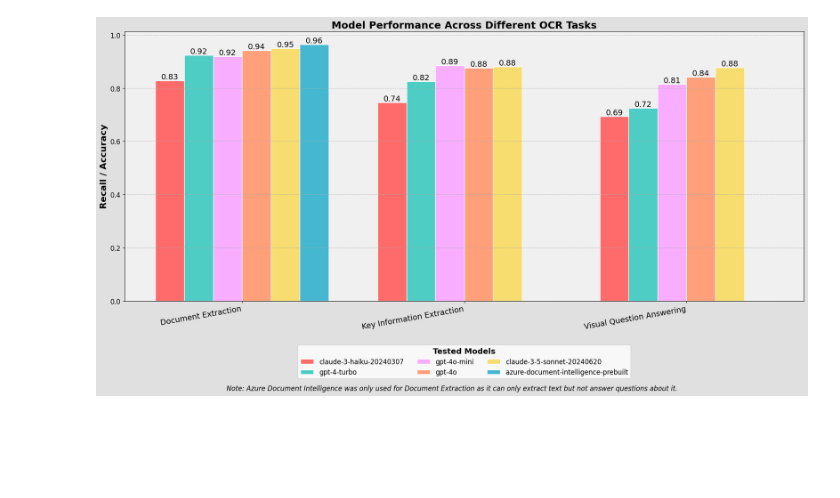
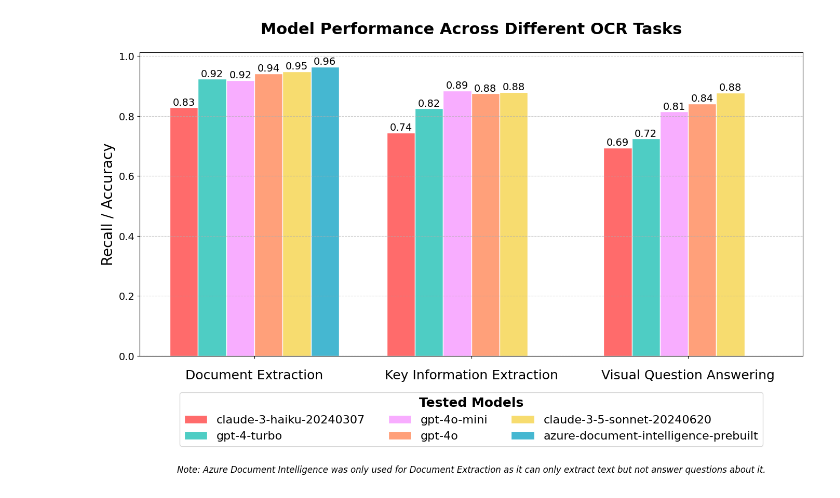
Before and after one commit to lakaschus/LLM_OCR_Benchmark, a Jupyter notebook: plot_results.ipynb, the cells around one changed output. Drawn from its saved outputs; the diff is of its cells as text; code cells hidden in the pictures; blank space fills up the shorter version.

Commit message:
improve plot readability

```diff
--- a/plot_results.ipynb
+++ b/plot_results.ipynb
@@ -41,7 +48,7 @@ for model in models:
         results["Visual Question Answering"][model] = 0
 
 # Set up the plot
-plt.figure(figsize=(18, 9))  # Increased figure height to accommodate legend
+plt.figure(figsize=(14, 9))  # Increased figure height to accommodate legend
 width = 0.13
 x = np.arange(len(tasks))
 
@@ -54,49 +61,59 @@ for i, model in enumerate(models):
     plt.bar(x + i*width, values, width, label=model, color=colors[i], edgecolor='white', linewidth=1)
 
 # Customize the plot
-# plt.xlabel('Tasks', fontsize=16, fontweight='bold')
-plt.ylabel('Recall / Accuracy', fontsize=16, fontweight='bold')
-plt.title('Model Performance Across Different OCR Tasks', fontsize=18, fontweight='bold')
-plt.xticks(x + width*2.5, tasks, fontsize=14, rotation=10, ha='right')
-plt.yticks(fontsize=12)
+plt.ylabel('Recall / Accuracy', fontsize=20)
+
+# Add title with bottom margin
+plt.text(0.5, 1.05, 'Model Performance Across Different OCR Tasks',
+         fontsize=22, fontweight='bold', ha='center', va='bottom', transform=plt.gca().transAxes)
+
+plt.xticks(x + width*2.5, [])
+
+# Add this new line after plt.xticks():
+ax = plt.gca()
+ax.set_xticklabels(tasks, fontsize=18, ha='center')
+ax.tick_params(axis='x', which='major', pad=15)
+
+# Update the plt.subplots_adjust() line:
+plt.subplots_adjust(bottom=0.2, top=0.9)
+plt.yticks(fontsize=14)
 
 # Add a grid for better readability
 plt.grid(axis='y', linestyle='--', alpha=0.7)
 
 # Customize the legend
-legend = plt.legend(bbox_to_anchor=(0.5, -0.15), loc='upper center', ncol=3, fontsize=12)
+legend = plt.legend(bbox_to_anchor=(0.5, -0.1), loc='upper center', ncol=3, fontsize=16)
 plt.setp(legend.get_title(), fontsize=14, fontweight='bold')
 
 # Add "Tested Models" header to the legend
-# Center the legend box
 plt.setp(legend.get_title(), multialignment='center')
-legend.set_title("Tested Models", prop={'size': 14, 'weight': 'bold'})
+legend.set_title("Tested Models", prop={'size': 18, 'weight': 'bold'})
 
 # Add value labels on top of each bar
 for i, model in enumerate(models):
     for j, task in enumerate(tasks):
         value = results[task][model]
         if value > 0:  # Only show labels for non-zero values
             plt.text(j + i*width, value, f'{value:.2f}', ha='center', va='bottom', fontsize=14, rotation=0)
 
 # Improve the layout
 plt.tight_layout()
 
 # Add a fancy background
-plt.gca().set_facecolor('#F0F0F0')
-plt.gcf().set_facecolor('#E0E0E0')
+plt.gca().set_facecolor('white')
+plt.gcf().set_facecolor('white')
 
 # Add a title explanation with adjusted position
-plt.figtext(0.5, -0.05, "Note: Azure Document Intelligence was only used for Document Extraction as it can only extract text but not answer questions about it.",
+plt.figtext(0.52, -0.05, "Note: Azure Document Intelligence was only used for Document Extraction as it can only extract text but not answer questions about it.",
             ha='center', fontsize=12, style='italic')
 
-# Adjust subplot parameters to give space for legend and note
-plt.subplots_adjust(bottom=0.2)
+# Adjust subplot parameters to give space for legend, note, and add top margin for x-labels
+plt.subplots_adjust(bottom=0.2, top=0.85)
 
 # Save the plot
 plt.savefig('combined_ocr_benchmark_results.png', dpi=300, bbox_inches='tight')
 
 # Show the plot
 plt.show()
 # %% [output]
-[figure, old version]
+[figure, new version]
```
Also changed, not shown: parts of 1 cell of this notebook, 1 other file.
